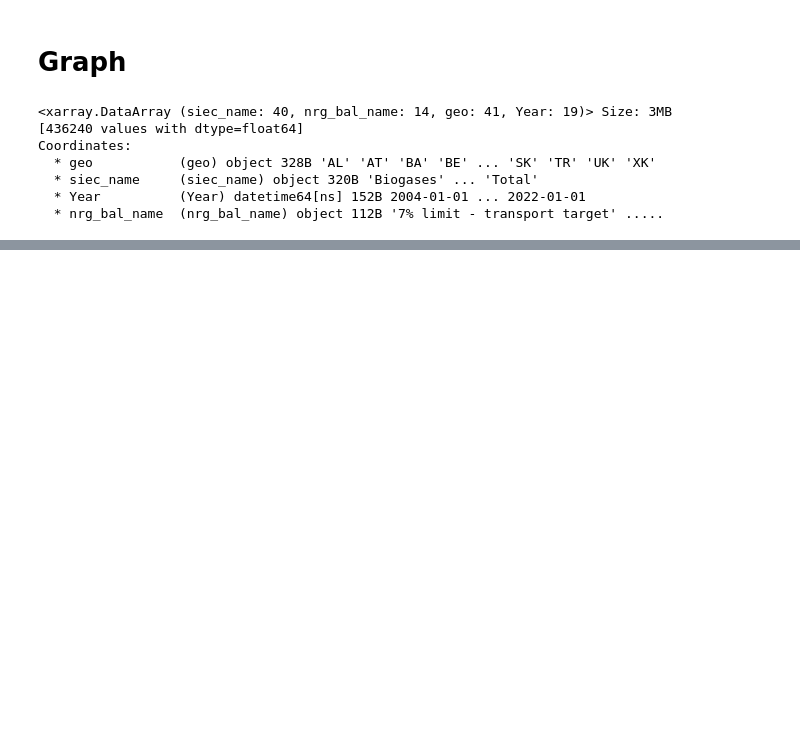
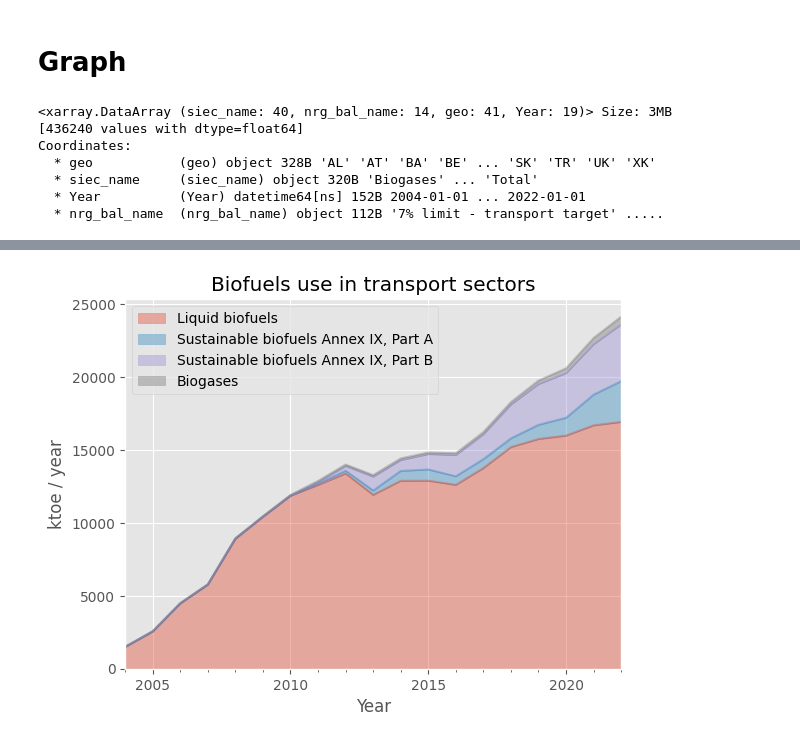
Before and after one commit to RomainBes/Eurostat, a Jupyter notebook: Eurostat.ipynb, the cells around one changed output, grey strips where cells are left out. Drawn from its saved outputs; the diff is of its cells as text; code cells hidden in the pictures; blank space fills up the shorter version.

```diff
--- a/Eurostat.ipynb
+++ b/Eurostat.ipynb
@@ -342,0 +235,17 @@ dfp.head(10)
+# %%
+# geo "EU27_2020", "EA20"
+dsp = (
+    ds.sel(geo="EU27_2020")
+    .drop("geo")
+    .sel(siec_name=list_siec)
+    .sel(nrg_bal_name=list_nrg_bal_name)
+).sum(dim="nrg_bal_name")
+dfp = dsp.to_dataset("siec_name").to_dataframe()
+
+fig, ax = plt.subplots()
+dfp.plot(ax=ax, kind="area", alpha=0.4)
+ax.set_ylabel("ktoe / year")
+ax.set_title("Biofuels use in transport sectors")
+plt.savefig("plot/biofuel_trend.png")
+# %% [output]
+[figure, added]
```
Also changed, not shown: parts of 9 cells of this notebook.
